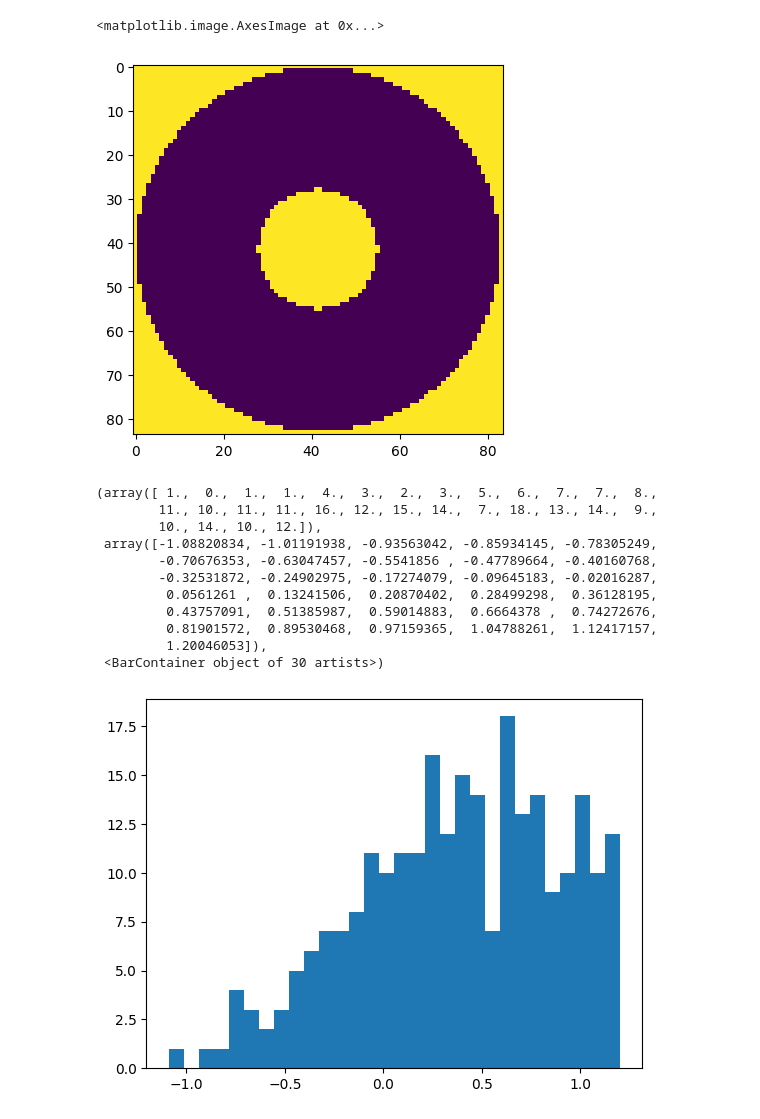
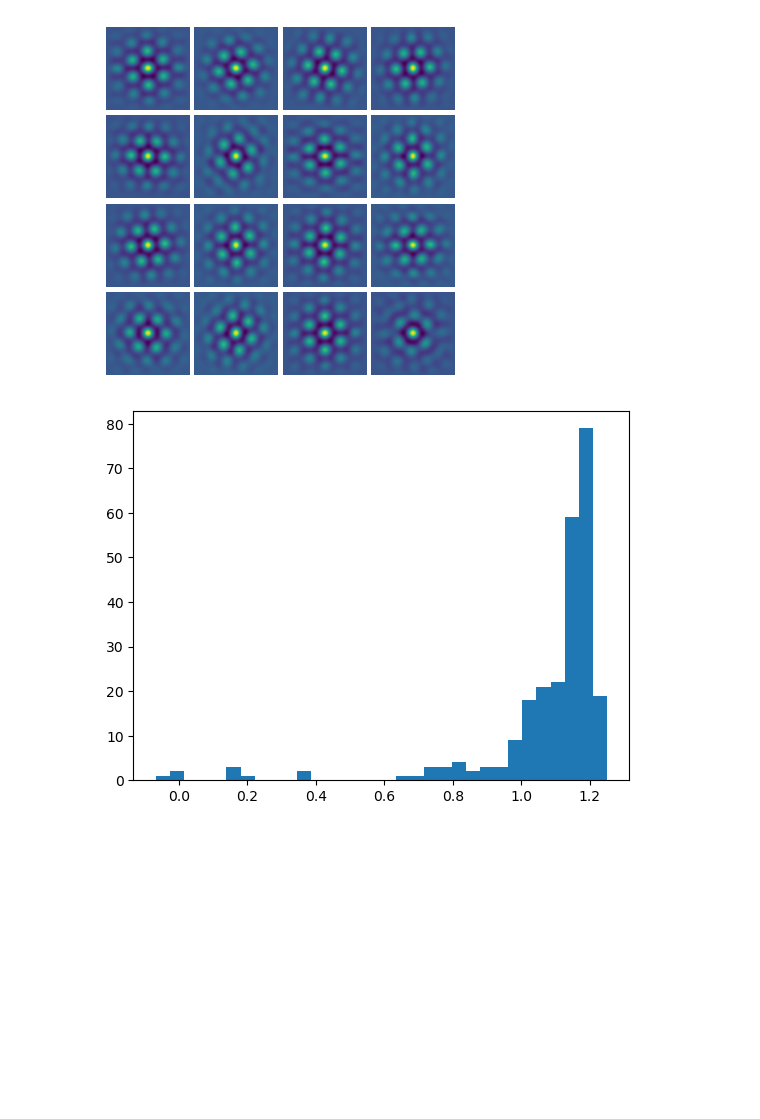
Before and after one commit to bioAI-Oslo/GridsWithoutPI, a Jupyter notebook: analyse-grids.ipynb, the cells around one changed output. Saved outputs shown, nothing was run; the diff lists cells and outputs as text; code cells hidden in the pictures; blank space fills up the shorter version.

Commit message:
added orientation, spacing to analyse-grids

```diff
--- a/analyse-grids.ipynb
+++ b/analyse-grids.ipynb
@@ -17,7 +42,7 @@ model.to(device)
 model = model.load()
 # %%
 # evaluate on 64x64 grid
-res = 64
+res = 100
 x = np.linspace(-1, 1, res)*2*np.pi
 y = np.linspace(-1, 1, res)*2*np.pi
 xx, yy = np.meshgrid(x,y)
@@ -37,22 +60,12 @@ grid_score, mask = sm.gridness(gs[0], return_mask=True)
-# %%
-plt.imshow(mask.mask)
-# %% [output]
-<matplotlib.image.AxesImage at 0x...>
-[figure, removed]
+# %%
+smooth_ratemaps = smooth(gs, 1)
+acorrs = np.array([sm.autocorrelation(ratemap) for ratemap in smooth_ratemaps])
+multiimshow(acorrs[:16], figsize=(4,4), normalize=False);
+# %% [output]
+[figure, added]
 # %%
-grid_score = [sm.gridness(gs[i]) for i in range(len(gs))]
+grid_score = np.array([sm.gridness(gs[i]) for i in range(len(gs))])
 # %%
-plt.hist(grid_score, bins = 30)
+plt.hist(grid_score, bins = 32);
 # %% [output]
-(array([ 1.,  0.,  1.,  1.,  4.,  3.,  2.,  3.,  5.,  6.,  7.,  7.,  8.,
-        11., 10., 11., 11., 16., 12., 15., 14.,  7., 18., 13., 14.,  9.,
-        10., 14., 10., 12.]),
- array([-1.08820834, -1.01191938, -0.93563042, -0.85934145, -0.78305249,
-        -0.70676353, -0.63047457, -0.5541856 , -0.47789664, -0.40160768,
-        -0.32531872, -0.24902975, -0.17274079, -0.09645183, -0.02016287,
-         0.0561261 ,  0.13241506,  0.20870402,  0.28499298,  0.36128195,
-         0.43757091,  0.51385987,  0.59014883,  0.6664378 ,  0.74272676,
-         0.81901572,  0.89530468,  0.97159365,  1.04788261,  1.12417157,
-         1.20046053]),
- <BarContainer object of 30 artists>)
-[figure, old version]
+[figure, new version]
```
Also changed, not shown: parts of 17 cells of this notebook.
